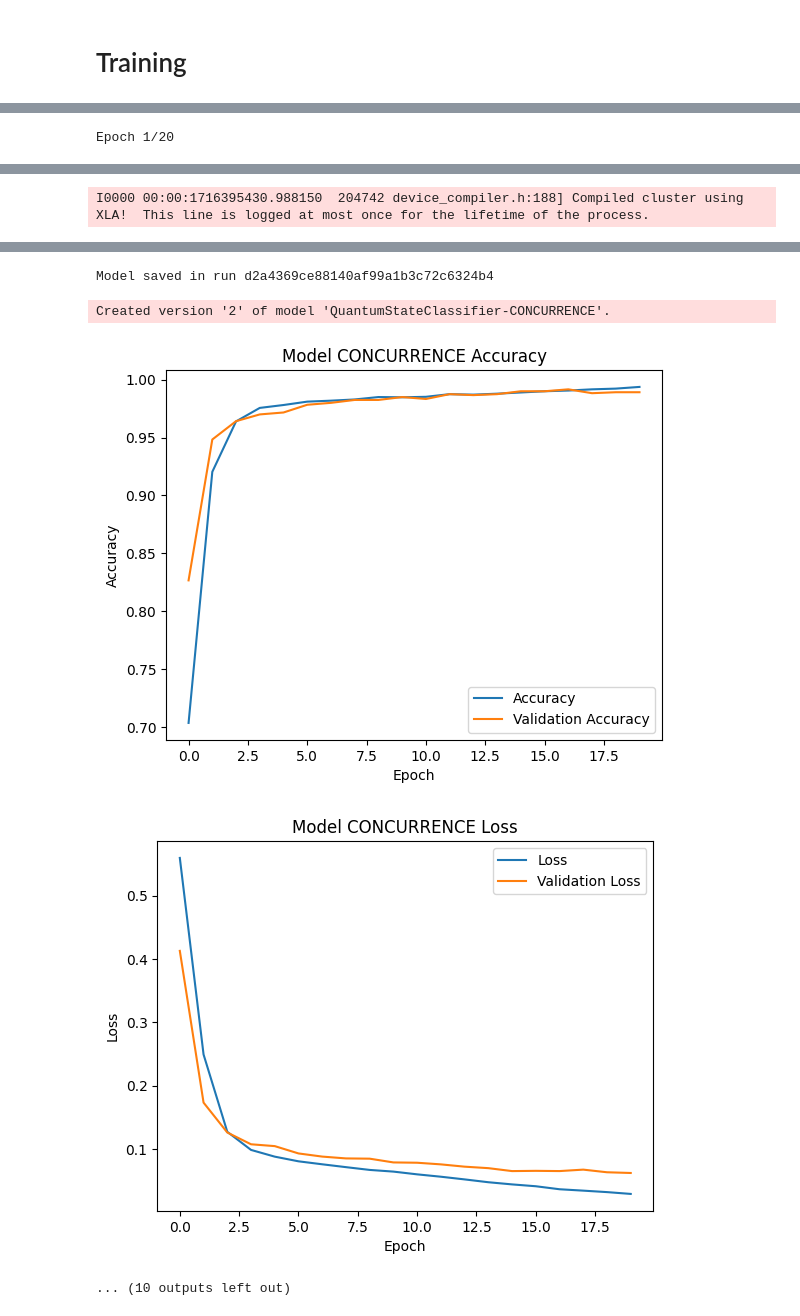
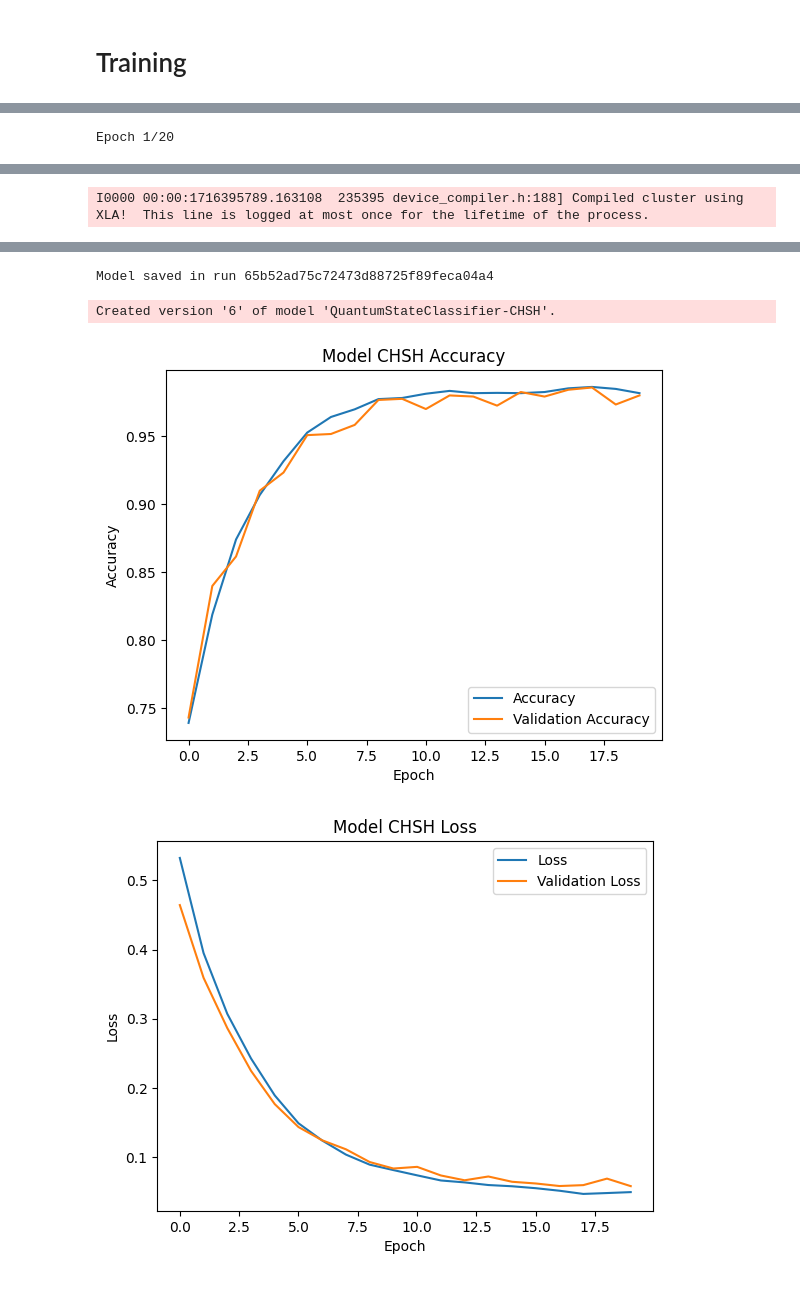
Before and after one commit to guybrush007/quantum-ml-simulations, a Jupyter notebook: quantum-entanglement/executed_notebooks/01-Training-CHSH.ipynb, the cells around one changed output, grey strips where cells are left out. Cells and saved outputs as stored; diff of their text form; code cells hidden in the pictures.

Commit message:
Fix training parameterisation

```diff
--- a/quantum-entanglement/executed_notebooks/01-Training-CHSH.ipynb
+++ b/quantum-entanglement/executed_notebooks/01-Training-CHSH.ipynb
@@ -85,7 +85,7 @@ parameter_witness = {WITNESS_NAME: witnesses[WITNESS_NAME]}
 
 mlflow.set_experiment('ML Quantum entanglement')
 
-for name, witness in witnesses.items():
+for name, witness in parameter_witness.items():
     data_file_path = "./simulated_data/simulation-{}.npz".format(name)
     model = get_model(name, data_file_path)
     models[name] = {"model": model, "witness": witness}
@@ -110 +110 @@ I0000 00:00:1716395430.328994  204742 service.cc:153]   StreamExecutor device (0
-I0000 00:00:1716395430.988150  204742 device_compiler.h:188] Compiled cluster using XLA!  This line is logged at most once for the lifetime of the process.
+I0000 00:00:1716395789.163108  235395 device_compiler.h:188] Compiled cluster using XLA!  This line is logged at most once for the lifetime of the process.
@@ -133,5 +133,4 @@ Registered model 'QuantumStateClassifier-CONCURRENCE' already exists. Creating a
-Model saved in run d2a4369ce88140af99a1b3c72c6324b4
+Model saved in run 65b52ad75c72473d88725f89feca04a4
-Created version '2' of model 'QuantumStateClassifier-CONCURRENCE'.
+Created version '6' of model 'QuantumStateClassifier-CHSH'.
-[figure, old version]
+[figure, new version]
-[figure, old version]
+[figure, new version]
-... (10 outputs left out)
```
Also changed, not shown: parts of 2 cells of this notebook, 3 other files.
